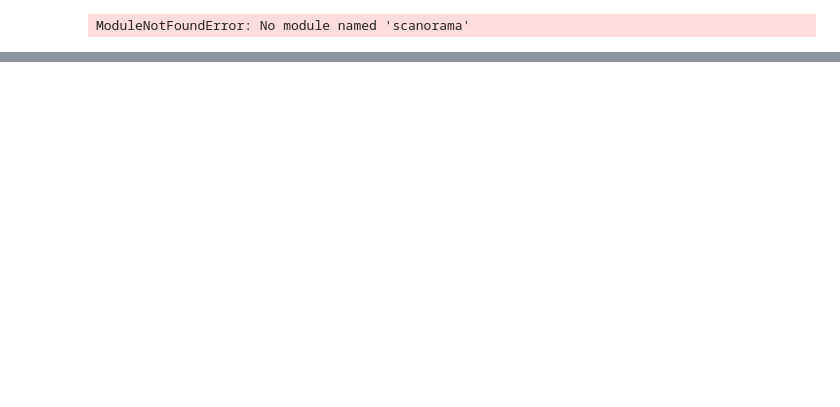
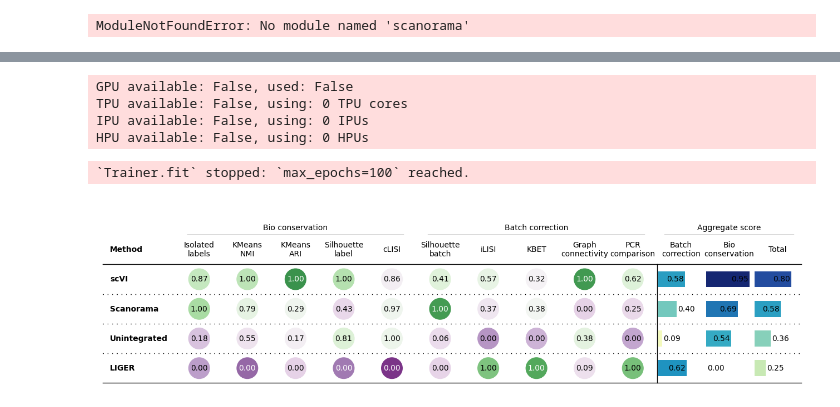
Before and after one commit to LeanderDiazBone/BachelorThesis, a Jupyter notebook: benchmarking.ipynb, the cells around one changed output, grey strips where cells are left out. Saved outputs shown, nothing was run; the diff lists cells and outputs as text; code cells hidden in the pictures; blank space fills up the shorter version.

Commit message:
Performed first benchmarks.

```diff
--- a/benchmarking.ipynb
+++ b/benchmarking.ipynb
@@ -76,7 +76,7 @@ def plotBenchmarkResults(adata):
     adata,
     batch_key="batch",
     label_key="cell_type",
-    embedding_obsm_keys=["Unintegrated", "Scanorama", "LIGER", "Harmony", "scVI", "scANVI"],
+    embedding_obsm_keys=["Unintegrated", "Scanorama", "LIGER", "scVI"],
     n_jobs=6,
     )
     bm.benchmark()
@@ -102 +98,14 @@ vampAdata = trainModel(anndata.read_h5ad(filename="data/adataw.h5ad"), "vamp")
 mogAdata = trainModel(anndata.read_h5ad(filename="data/adataw.h5ad"), "mixofgaus")
+# %%
+adataVamp = anndata.read_h5ad(filename="data/adataw.h5ad")
+vampAdata = trainModel(adataVamp, "vamp")
+# %% [output]
+GPU available: False, used: False
+TPU available: False, using: 0 TPU cores
+IPU available: False, using: 0 IPUs
+HPU available: False, using: 0 HPUs
+`Trainer.fit` stopped: `max_epochs=100` reached.
+# %%
+plotBenchmarkResults(vampAdata)
+# %% [output]
+[figure, added]
```
Also changed, not shown: parts of 3 cells of this notebook, 3 other files.
